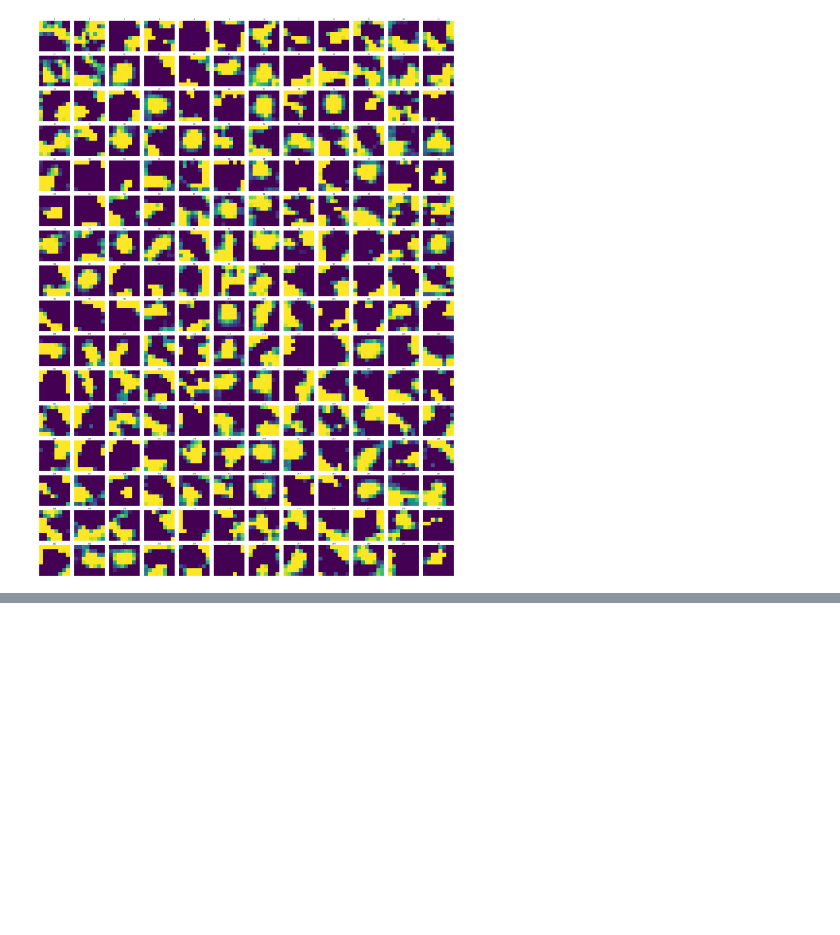
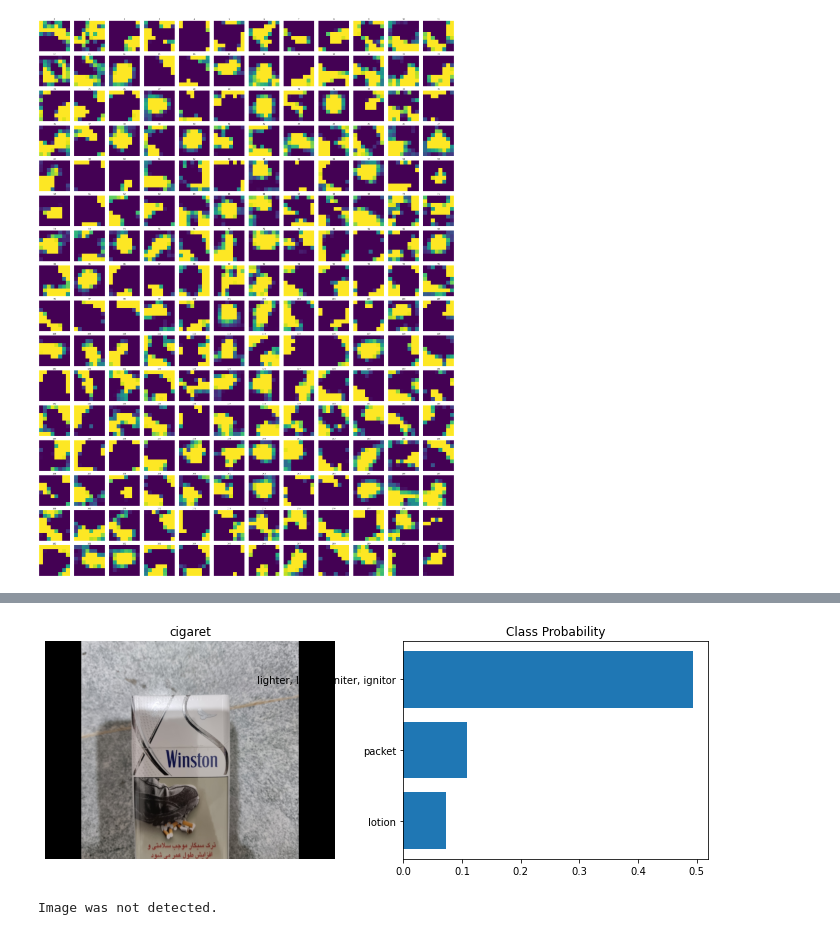
Before and after one commit to peyman886/Deep_Learning, a Jupyter notebook: HW2_practical_Q3.ipynb, the cells around one changed output, grey strips where cells are left out. Saved outputs shown, nothing was run; the diff lists cells and outputs as text; code cells hidden in the pictures; blank space fills up the shorter version.

```diff
--- a/HW2_practical_Q3.ipynb
+++ b/HW2_practical_Q3.ipynb
@@ -1257,0 +1283,36 @@ plot_filters_single_channel(features['last_layer'].cpu())
+# %%
+img = Image.open("./cigaret.jpg")
+img = img.rotate(270)
+pix = np.array(img)
+
+img_test = pix.astype('float32')
+img_test/=255
+
+input_tensor = preprocess(img.copy())
+input_tensor = input_tensor.unsqueeze_(0)
+input_tensor= input_tensor.to(device)
+outputs = model_ft(input_tensor)
+
+ps = F.softmax(outputs,dim=1)
+probs, classes = ps.cpu().topk(3)
+probs = probs.numpy().reshape(-1)
+classes = classes.numpy().reshape(-1)
+name_classes = [gee[e] for e in classes]
+fig, (ax1, ax2) = plt.subplots(figsize=(12,4), ncols=2, nrows=1)
+ax1.imshow(img_test)
+ax1.set_title('cigaret')
+ax1.axis('off')
+
+y_pos = np.arange(len(probs))
+ax2.barh(y_pos, probs, align='center')
+ax2.set_yticks(y_pos)
+ax2.set_yticklabels(name_classes)
+ax2.invert_yaxis()  # labels read top-to-bottom
+ax2.set_title('Class Probability')
+plt.show()
+# %% [output]
+[figure, added]
+# %%
+identify(outputs=outputs)
+# %% [output]
+Image was not detected.
```
Also changed, not shown: parts of 26 cells of this notebook.
